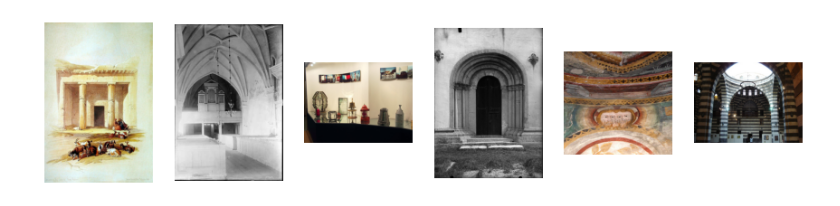
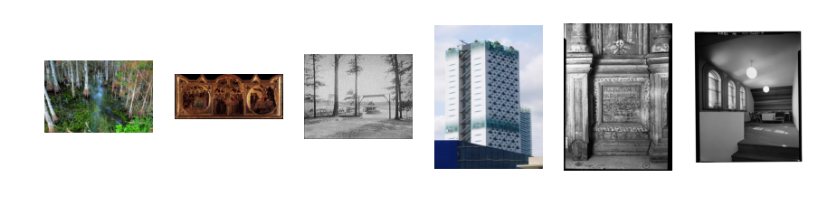
Before and after one commit to CorentinBrtx/google-landmark-retrieval-2021, a Jupyter notebook: main.ipynb, the cells around one changed output. Drawn from its saved outputs; the diff is of its cells as text; code cells hidden in the pictures.

```diff
--- a/main.ipynb
+++ b/main.ipynb
@@ -96,7 +120,7 @@ def find_best_neighbors(index_ids, query_ids, index_embeddings, query_embeddings
 
     for i, query_id in enumerate(query_ids):
         results["id"].append(query_id)
-        results["images"].append(" ".join(index_ids[np.argsort(similarities[i])[-5:][::-1]]))
+        results["images"].append(" ".join(index_ids[np.argsort(similarities[i])[-100:][::-1]]))
 
     return results
 # %%
@@ -113,22 +137,22 @@ results = find_best_neighbors(index_ids, query_ids, index_embeddings, query_embe
 def get_path(folder, image_id):
     return os.path.join(folder, f"{image_id[0]}/{image_id[1]}/{image_id[2]}/{image_id}.jpg")
 # %%
-sample = 200
+sample = 50
 
 fig, axs = plt.subplots(1, 6, figsize=(15, 8))
 
 img = image.load_img(get_path("../test", results["id"][sample]))
 axs[0].imshow(img)
 axs[0].set_axis_off()
 
 
 images_ids = results["images"][sample].split(" ")
 for i in range(5):
     img = image.load_img(get_path("../index", images_ids[i]))
     axs[i+1].imshow(img)
     axs[i+1].set_axis_off()
 
 
 plt.show()
 # %% [output]
-[figure, old version]
+[figure, new version]
```
Also changed, not shown: parts of 8 cells of this notebook.
